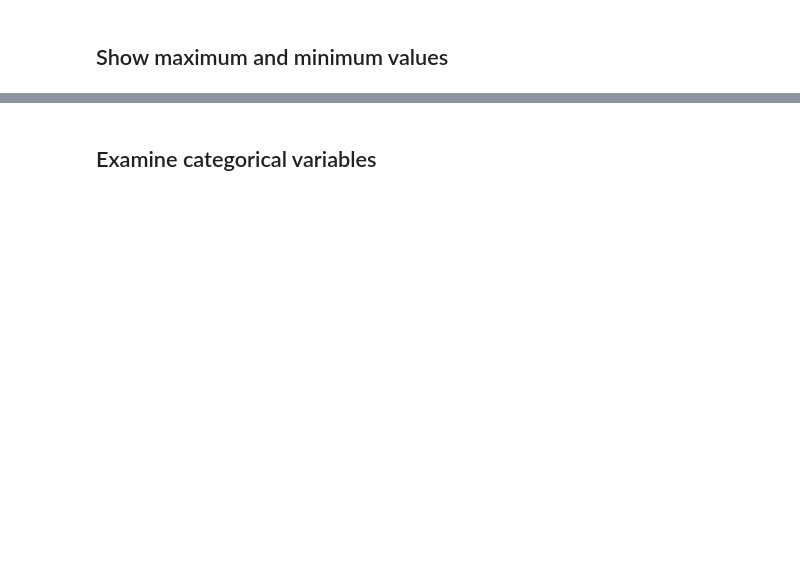
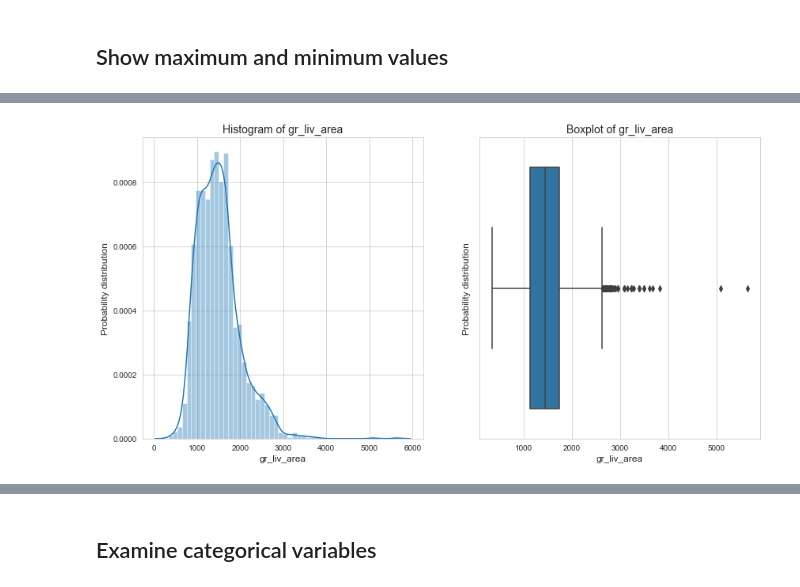
Before and after one commit to sgodfrey66/Housing_prices, a Jupyter notebook: code/EDA_and_cleaning.ipynb, the cells around one changed output, grey strips where cells are left out. Cells and saved outputs as stored; diff of their text form; code cells hidden in the pictures; blank space fills up the shorter version.

```diff
--- a/code/EDA_and_cleaning.ipynb
+++ b/code/EDA_and_cleaning.ipynb
@@ -393,0 +486,12 @@ Column:       sale_type  min:        COD  max:        WD   type:     object  nul
+# %%
+# Plot the Gr Liv Area
+df = X1_trn
+col = 'gr_liv_area'
+
+titles = ['Histogram of ' + str(col), 'Boxplot of ' + str(col) ]
+xlabels = [col, col]
+ylabels = ['Probability distribution', 'Probability distribution']
+
+single_hist_box(df, col, titles, xlabels, ylabels, (14,7))
+# %% [output]
+[figure, added]
```
Also changed, not shown: parts of 28 cells of this notebook, 20 other files.
